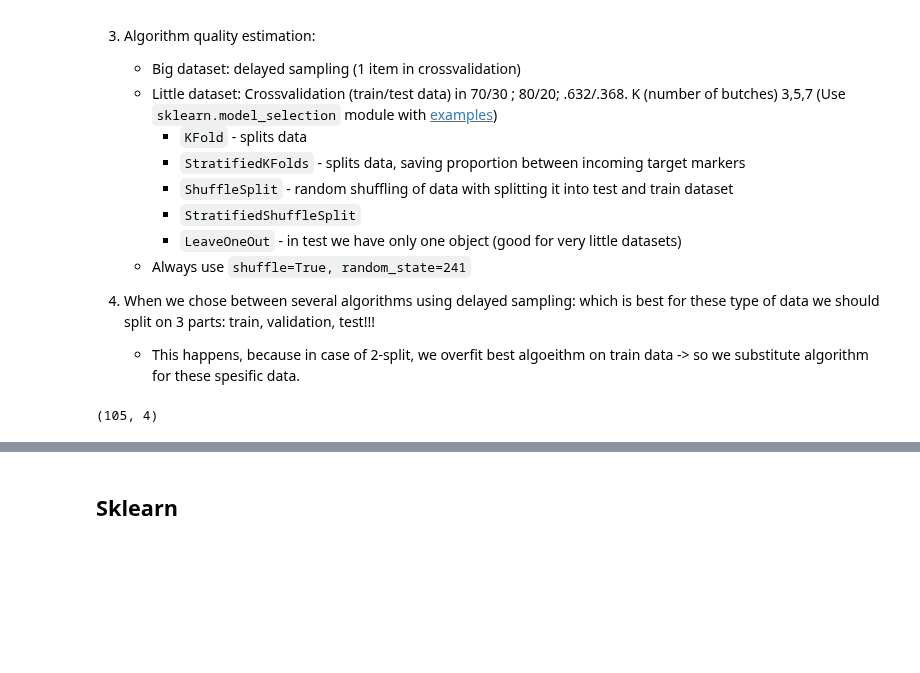
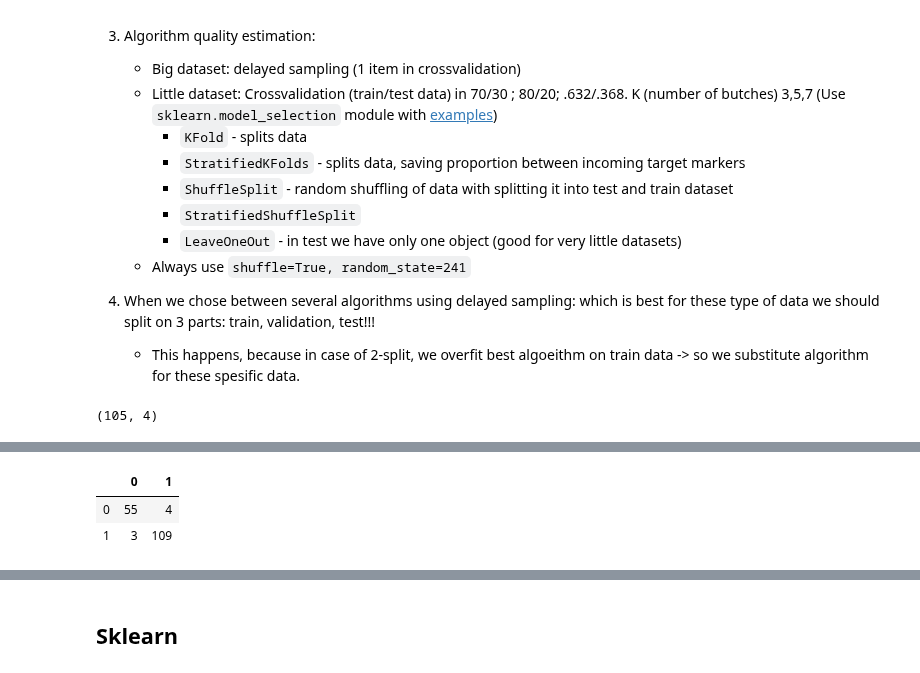
Before and after one commit to ZakharovAleksey/Study, a Jupyter notebook: Machine Learning/Yandex_specialization/general_notes.ipynb, the cells around one changed output, grey strips where cells are left out. Cells and saved outputs as stored; diff of their text form; code cells hidden in the pictures; blank space fills up the shorter version.

```diff
--- a/Machine Learning/Yandex_specialization/general_notes.ipynb
+++ b/Machine Learning/Yandex_specialization/general_notes.ipynb
@@ -94,0 +158,7 @@ Surface under curve/
+# %%
+from sklearn.metrics import confusion_matrix
+pd.DataFrame(confusion_matrix(y_test, y_pred))
+# %% [output]
+|  | 0 | 1 |
+| 0 | 55 | 4 |
+| 1 | 3 | 109 |
```
Also changed, not shown: parts of 23 cells of this notebook, 2 other files.
